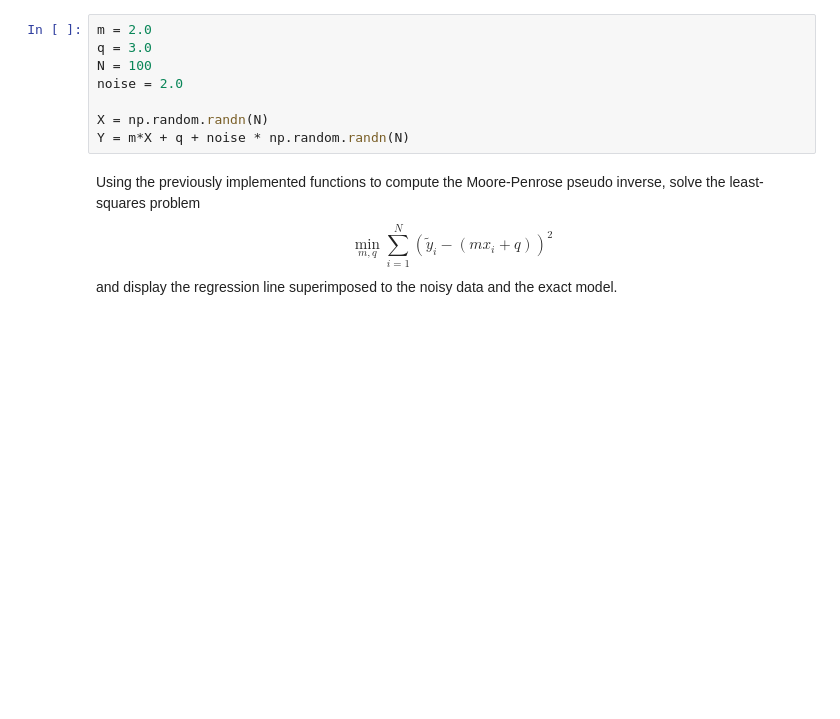
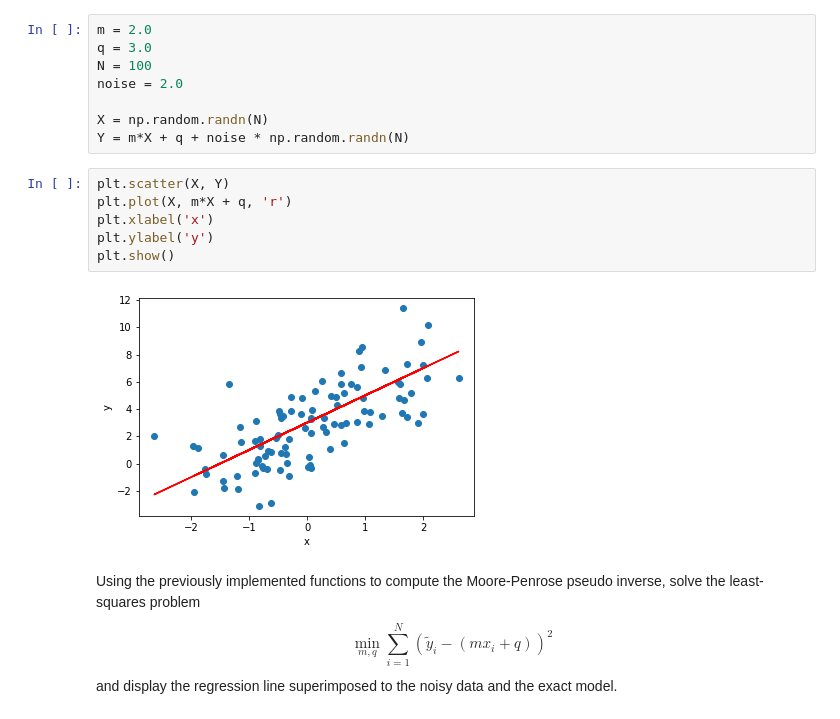
Before and after one commit to biromiro/polimi-naml, a Jupyter notebook: lab-03/LS-ridge-kernel_regression.ipynb, the cells around one changed output. Saved outputs shown, nothing was run; the diff lists cells and outputs as text; blank space fills up the shorter version.

```diff
--- a/lab-03/LS-ridge-kernel_regression.ipynb
+++ b/lab-03/LS-ridge-kernel_regression.ipynb
@@ -47,6 +67,14 @@ noise = 2.0
 
 X = np.random.randn(N)
 Y = m*X + q + noise * np.random.randn(N)
+# %%
+plt.scatter(X, Y)
+plt.plot(X, m*X + q, 'r')
+plt.xlabel('x')
+plt.ylabel('y')
+plt.show()
+# %% [output]
+[figure, added]
 # %% [markdown]
 Using the previously implemented functions to compute the Moore-Penrose pseudo inverse, solve the least-squares problem
 $$
```
Also changed, not shown: parts of 18 cells of this notebook, 1 other file.
